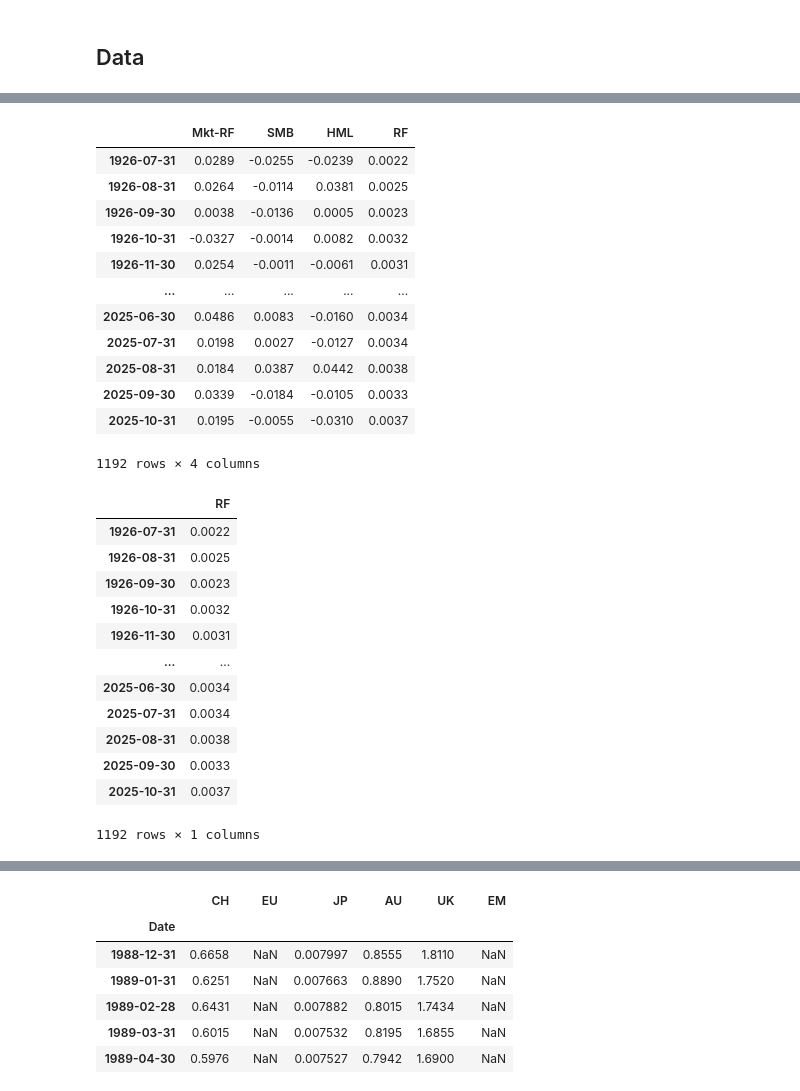
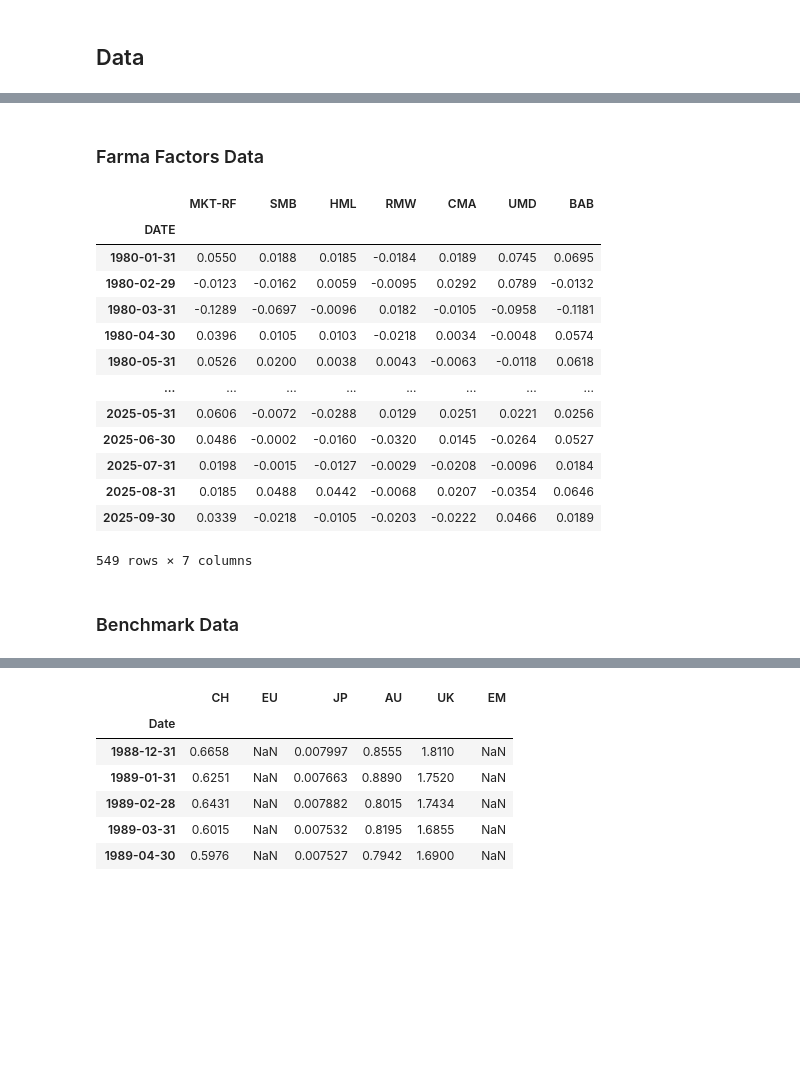
Before and after one commit to DanUZH/PMP_December_8, a Jupyter notebook: Code_Ryan/International Trade Portfolios/IT_Equities.ipynb, the cells around one changed output, grey strips where cells are left out. Saved outputs shown, nothing was run; the diff lists cells and outputs as text; code cells hidden in the pictures; blank space fills up the shorter version.

```diff
--- a/Code_Ryan/International Trade Portfolios/IT_Equities.ipynb
+++ b/Code_Ryan/International Trade Portfolios/IT_Equities.ipynb
@@ -47,44 +56,31 @@ display(benchmark_data)
+# %% [markdown]
+### Farma Factors Data
 # %%
 # --- Load Factors Data ---
-factors_data = pd.read_excel(
-    f"{path}/Factors.xlsx",
+famafrench_data = pd.read_csv(
+    f"{path}/famafrench_factors.csv",
     index_col = 0,
     parse_dates = True
 )
 
-factors_data.index = pd.to_datetime(factors_data.index, format='%Y%m')
-factors_data.index = factors_data.index + pd.offsets.MonthEnd(0)
-factors_data /= 100
-display(factors_data)
-
-# --- Riskfree Rate ---
-riskfree = factors_data["RF"]
-riskfree = riskfree.to_frame()
-display(riskfree)
+famafrench_data.index = pd.to_datetime(famafrench_data.index, format='%Y%m')
+famafrench_data.index = famafrench_data.index + pd.offsets.MonthEnd(0)
+famafrench_data.dropna(inplace=True)
+famafrench_data
 # %% [output]
-|  | Mkt-RF | SMB | HML | RF |
-| 1926-07-31 | 0.0289 | -0.0255 | -0.0239 | 0.0022 |
-| 1926-08-31 | 0.0264 | -0.0114 | 0.0381 | 0.0025 |
-| 1926-09-30 | 0.0038 | -0.0136 | 0.0005 | 0.0023 |
-| 1926-10-31 | -0.0327 | -0.0014 | 0.0082 | 0.0032 |
-| 1926-11-30 | 0.0254 | -0.0011 | -0.0061 | 0.0031 |
-| ... | ... | ... | ... | ... |
-| 2025-06-30 | 0.0486 | 0.0083 | -0.0160 | 0.0034 |
-| 2025-07-31 | 0.0198 | 0.0027 | -0.0127 | 0.0034 |
-| 2025-08-31 | 0.0184 | 0.0387 | 0.0442 | 0.0038 |
-| 2025-09-30 | 0.0339 | -0.0184 | -0.0105 | 0.0033 |
-| 2025-10-31 | 0.0195 | -0.0055 | -0.0310 | 0.0037 |
+|  | MKT-RF | SMB | HML | RMW | CMA | UMD | BAB |
+| DATE |  |  |  |  |  |  |  |
+| 1980-01-31 | 0.0550 | 0.0188 | 0.0185 | -0.0184 | 0.0189 | 0.0745 | 0.0695 |
+| 1980-02-29 | -0.0123 | -0.0162 | 0.0059 | -0.0095 | 0.0292 | 0.0789 | -0.0132 |
+| 1980-03-31 | -0.1289 | -0.0697 | -0.0096 | 0.0182 | -0.0105 | -0.0958 | -0.1181 |
+| 1980-04-30 | 0.0396 | 0.0105 | 0.0103 | -0.0218 | 0.0034 | -0.0048 | 0.0574 |
+| 1980-05-31 | 0.0526 | 0.0200 | 0.0038 | 0.0043 | -0.0063 | -0.0118 | 0.0618 |
+| ... | ... | ... | ... | ... | ... | ... | ... |
+| 2025-05-31 | 0.0606 | -0.0072 | -0.0288 | 0.0129 | 0.0251 | 0.0221 | 0.0256 |
+| 2025-06-30 | 0.0486 | -0.0002 | -0.0160 | -0.0320 | 0.0145 | -0.0264 | 0.0527 |
+| 2025-07-31 | 0.0198 | -0.0015 | -0.0127 | -0.0029 | -0.0208 | -0.0096 | 0.0184 |
+| 2025-08-31 | 0.0185 | 0.0488 | 0.0442 | -0.0068 | 0.0207 | -0.0354 | 0.0646 |
+| 2025-09-30 | 0.0339 | -0.0218 | -0.0105 | -0.0203 | -0.0222 | 0.0466 | 0.0189 |
-1192 rows × 4 columns
+549 rows × 7 columns
-|  | RF |
-| 1926-07-31 | 0.0022 |
-| 1926-08-31 | 0.0025 |
-| 1926-09-30 | 0.0023 |
-| 1926-10-31 | 0.0032 |
-| 1926-11-30 | 0.0031 |
-| ... | ... |
-| 2025-06-30 | 0.0034 |
-| 2025-07-31 | 0.0034 |
-| 2025-08-31 | 0.0038 |
-| 2025-09-30 | 0.0033 |
-| 2025-10-31 | 0.0037 |
-1192 rows × 1 columns
+# %% [markdown]
+### Benchmark Data
```
Also changed, not shown: parts of 17 cells of this notebook, 4 other files.
